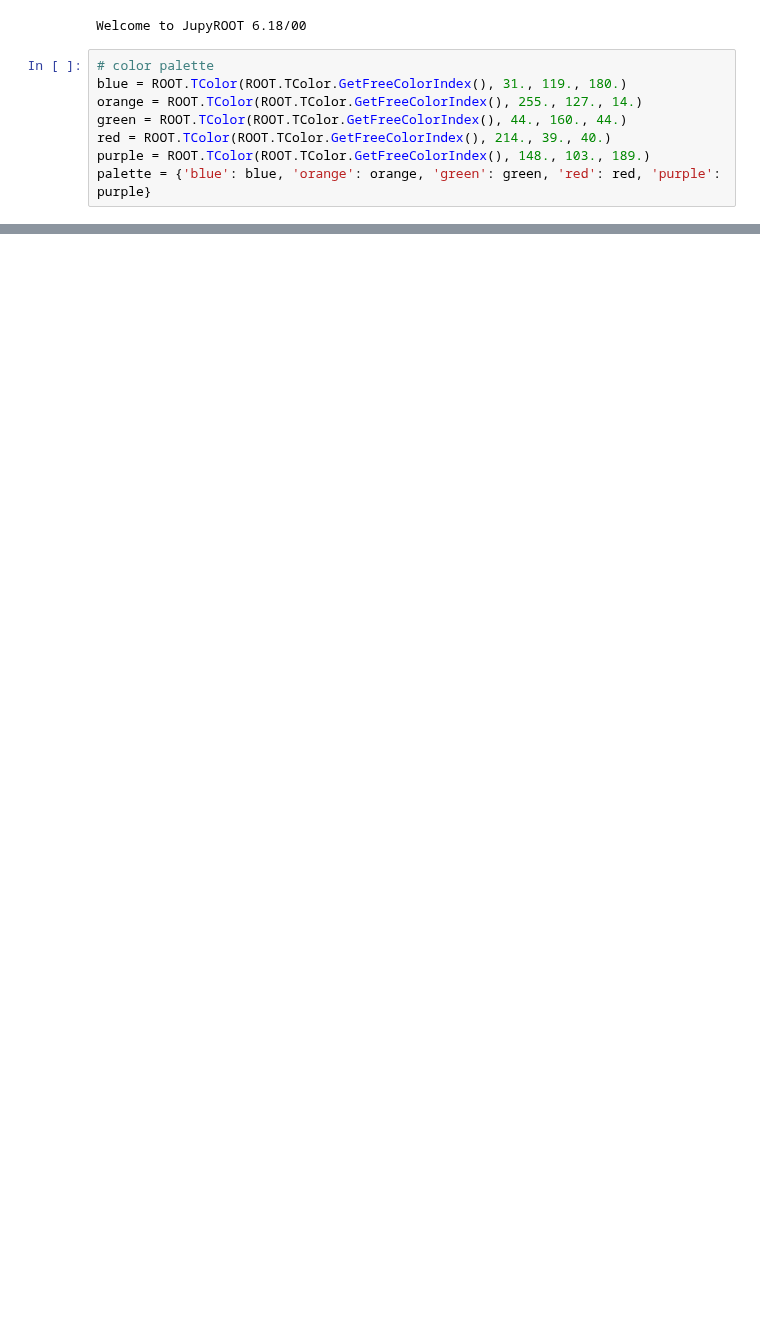
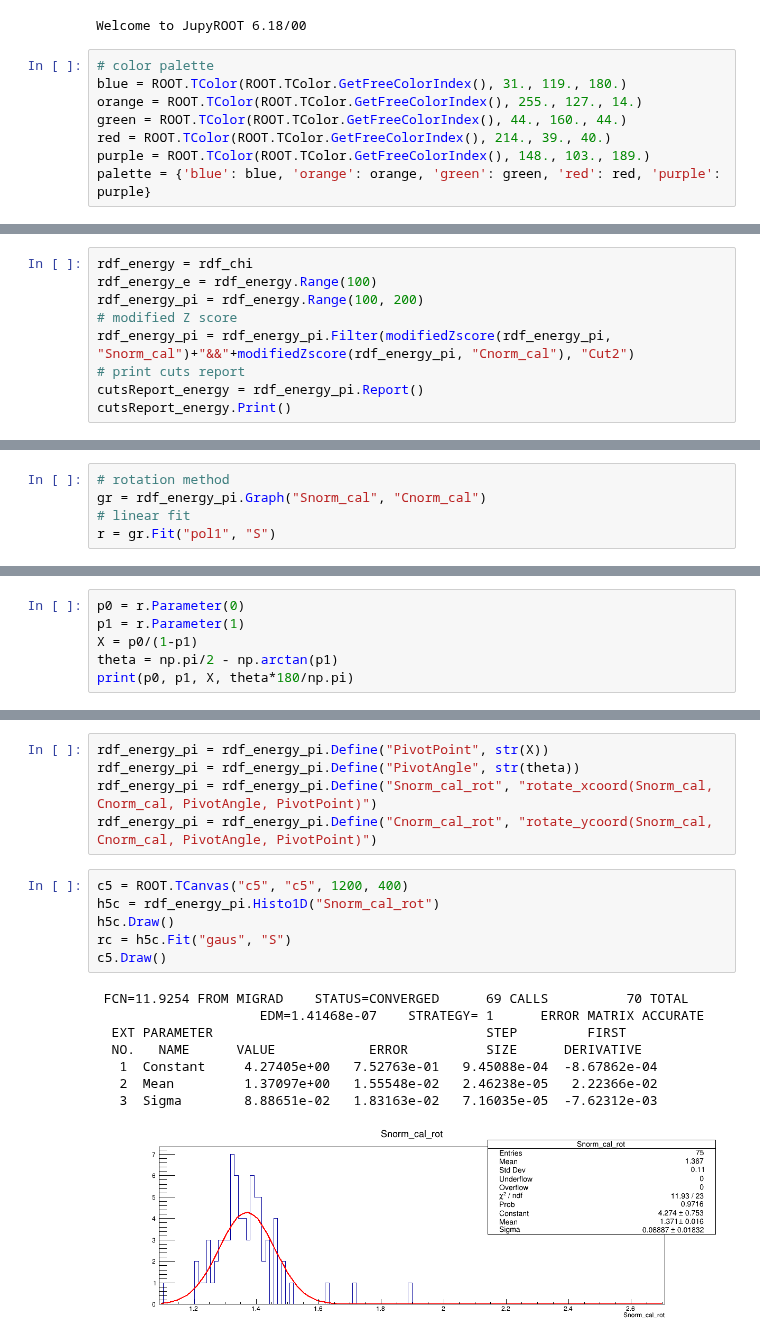
Before and after one commit to mollyhjorthjensen/DREAM, a Jupyter notebook: Analysis/validation.ipynb, the cells around one changed output, grey strips where cells are left out. Cells and saved outputs as stored; diff of their text form; blank space fills up the shorter version.

```diff
--- a/Analysis/validation.ipynb
+++ b/Analysis/validation.ipynb
@@ -228,0 +202,9 @@ c3.Draw()
+# %%
+rdf_energy = rdf_chi
+rdf_energy_e = rdf_energy.Range(100)
+rdf_energy_pi = rdf_energy.Range(100, 200)
+# modified Z score
+rdf_energy_pi = rdf_energy_pi.Filter(modifiedZscore(rdf_energy_pi, "Snorm_cal")+"&&"+modifiedZscore(rdf_energy_pi, "Cnorm_cal"), "Cut2")
+# print cuts report
+cutsReport_energy = rdf_energy_pi.Report()
+cutsReport_energy.Print()
@@ -228,0 +223,5 @@ c3.Draw()
+# %%
+# rotation method
+gr = rdf_energy_pi.Graph("Snorm_cal", "Cnorm_cal")
+# linear fit
+r = gr.Fit("pol1", "S")
@@ -228,0 +235,6 @@ c3.Draw()
+# %%
+p0 = r.Parameter(0)
+p1 = r.Parameter(1)
+X = p0/(1-p1)
+theta = np.pi/2 - np.arctan(p1)
+print(p0, p1, X, theta*180/np.pi)
@@ -228,0 +274,20 @@ c3.Draw()
+# %%
+rdf_energy_pi = rdf_energy_pi.Define("PivotPoint", str(X))
+rdf_energy_pi = rdf_energy_pi.Define("PivotAngle", str(theta))
+rdf_energy_pi = rdf_energy_pi.Define("Snorm_cal_rot", "rotate_xcoord(Snorm_cal, Cnorm_cal, PivotAngle, PivotPoint)")
+rdf_energy_pi = rdf_energy_pi.Define("Cnorm_cal_rot", "rotate_ycoord(Snorm_cal, Cnorm_cal, PivotAngle, PivotPoint)")
+# %%
+c5 = ROOT.TCanvas("c5", "c5", 1200, 400)
+h5c = rdf_energy_pi.Histo1D("Snorm_cal_rot")
+h5c.Draw()
+rc = h5c.Fit("gaus", "S")
+c5.Draw()
+# %% [output]
+ FCN=11.9254 FROM MIGRAD    STATUS=CONVERGED      69 CALLS          70 TOTAL
+                     EDM=1.41468e-07    STRATEGY= 1      ERROR MATRIX ACCURATE
+  EXT PARAMETER                                   STEP         FIRST
+  NO.   NAME      VALUE            ERROR          SIZE      DERIVATIVE
+   1  Constant     4.27405e+00   7.52763e-01   9.45088e-04  -8.67862e-04
+   2  Mean         1.37097e+00   1.55548e-02   2.46238e-05   2.22366e-02
+   3  Sigma        8.88651e-02   1.83163e-02   7.16035e-05  -7.62312e-03
+[figure, added]
```
Also changed, not shown: parts of 54 cells of this notebook.
